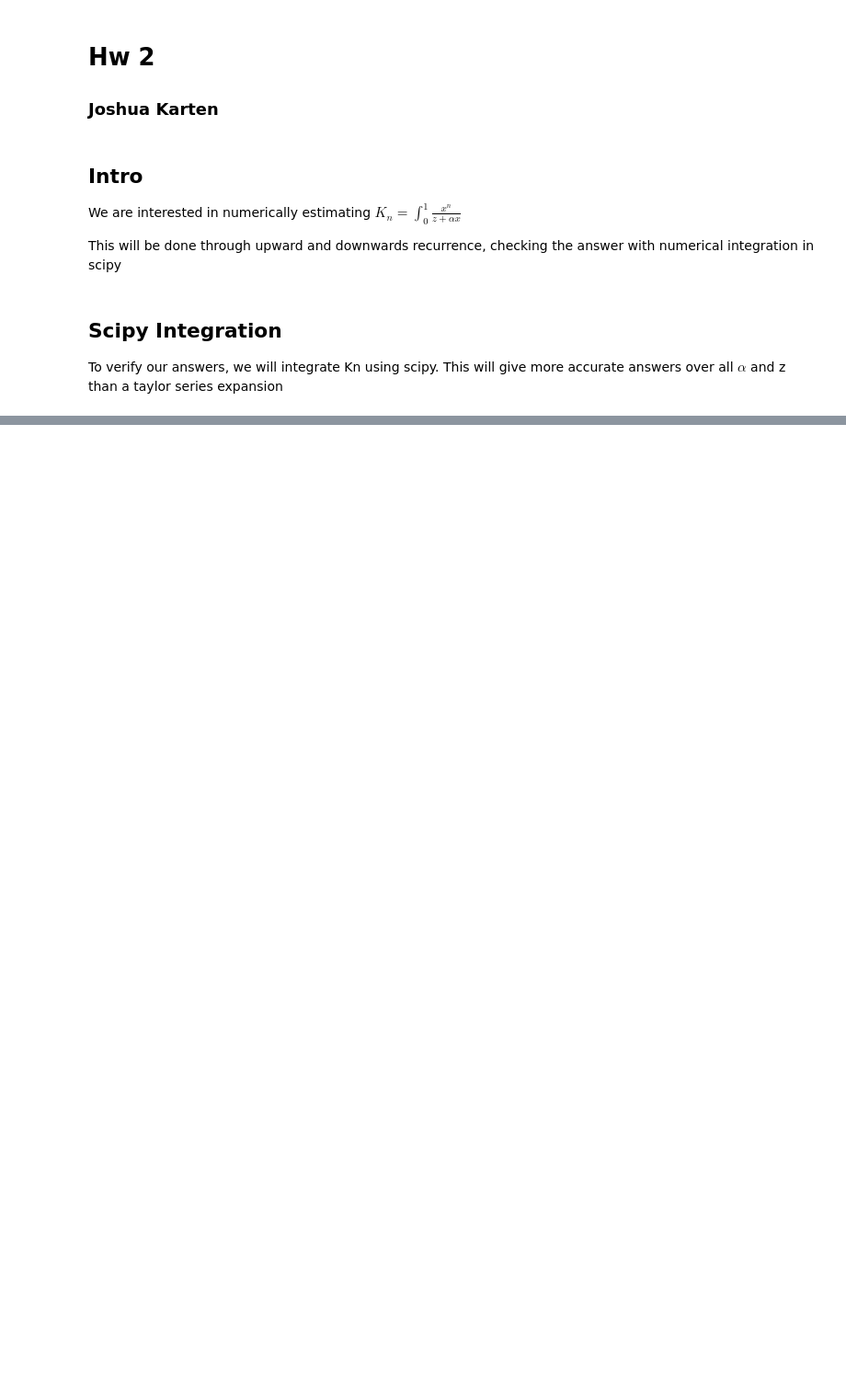
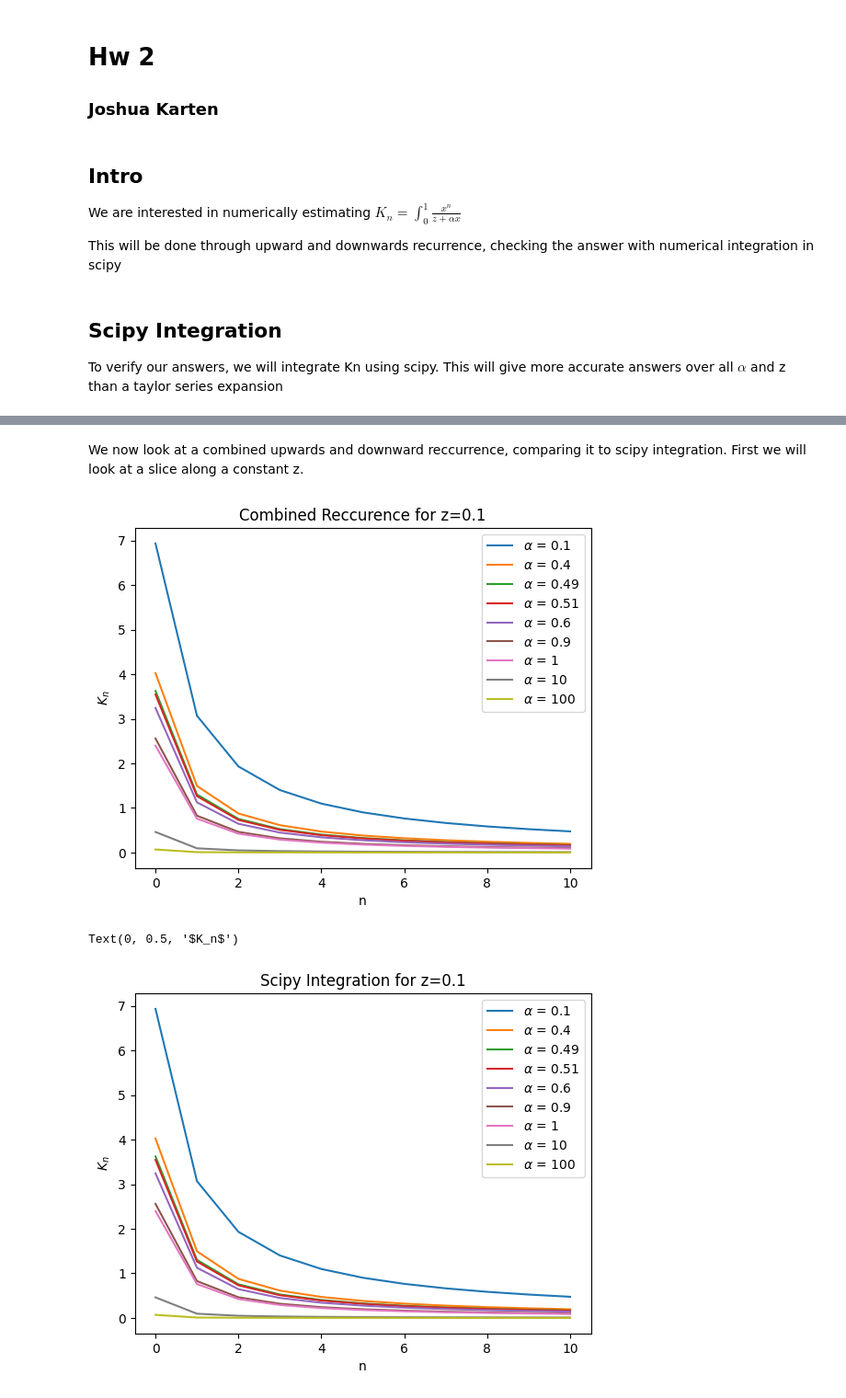
Before and after one commit to joshkarten/Computational-Physics, a Jupyter notebook: Upwards and Downwards Recurrence.ipynb, the cells around one changed output, grey strips where cells are left out. Shown: that part at 92% size. Saved outputs shown, nothing was run; the diff lists cells and outputs as text; code cells hidden in the pictures; blank space fills up the shorter version.

```diff
--- a/Upwards and Downwards Recurrence.ipynb
+++ b/Upwards and Downwards Recurrence.ipynb
@@ -145,0 +199,10 @@ for i in range(len(dup)):
+# %%
+z=1e4
+n=10
+alpha=1
+dnd =Downwards(z,alpha,n)
+dint = np.array([K_n(n,z,1) for n in range(11)])
+
+print("%4s %16s %16s %16s %16s" % ('n','exact','downward','abs-error','rel-error'))
+for i in range(len(dup)):
+    print("%4d %16.13f %16.13f %16.13f %16.8g" % (i,dint[i],dnd[i],abs(dint-dnd)[i], (abs(dint-dnd)/dint)[i]))
@@ -175,3 +274,5 @@ plt.show()
+# %% [markdown]
+We now look at a combined upwards and downward reccurrence, comparing it to scipy integration. First we will look at a slice along a constant z.
 # %%
 alp= [0.1,0.4,0.49,0.51,0.6,0.9,1,10,100]
 z=0.1
@@ -187,0 +285,21 @@ for i in range(np.size(alp)):
+# %%
+fig,ax=plt.subplots()
+for i in range(np.size(alp)):
+    ax.plot(np.linspace(0,10,11),datc[i, :], label=r"$\alpha$ = " + str(alp[i]))
+ax.legend()
+ax.set_title('Combined Reccurence for z='+str(z))
+ax.set_xlabel('n')
+ax.set_ylabel(r'$K_n$')
+plt.show()
+
+fig,ax=plt.subplots()
+for i in range(np.size(alp)):
+    ax.plot(np.linspace(0,10,11),dats[i, :], label=r"$\alpha$ = " + str(alp[i]))
+ax.legend()
+ax.set_title('Scipy Integration for z='+str(z))
+ax.set_xlabel('n')
+ax.set_ylabel(r'$K_n$')
+# %% [output]
+[figure, added]
+Text(0, 0.5, '$K_n$')
+[figure, added]
```
Also changed, not shown: parts of 29 cells of this notebook.
